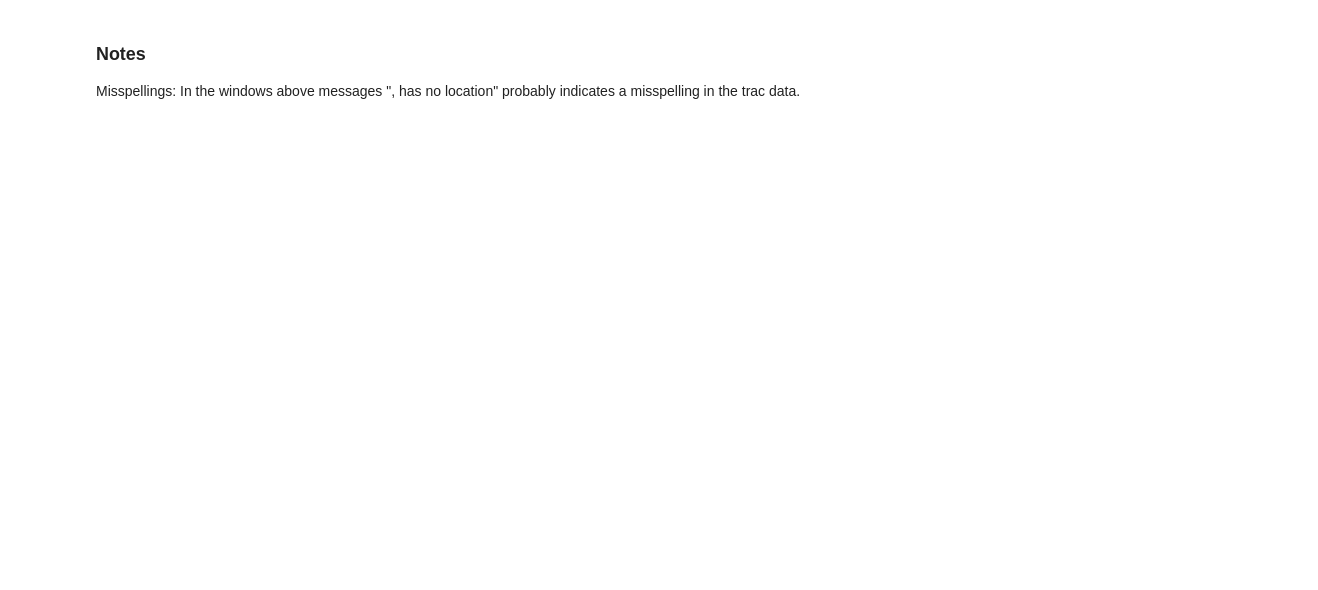
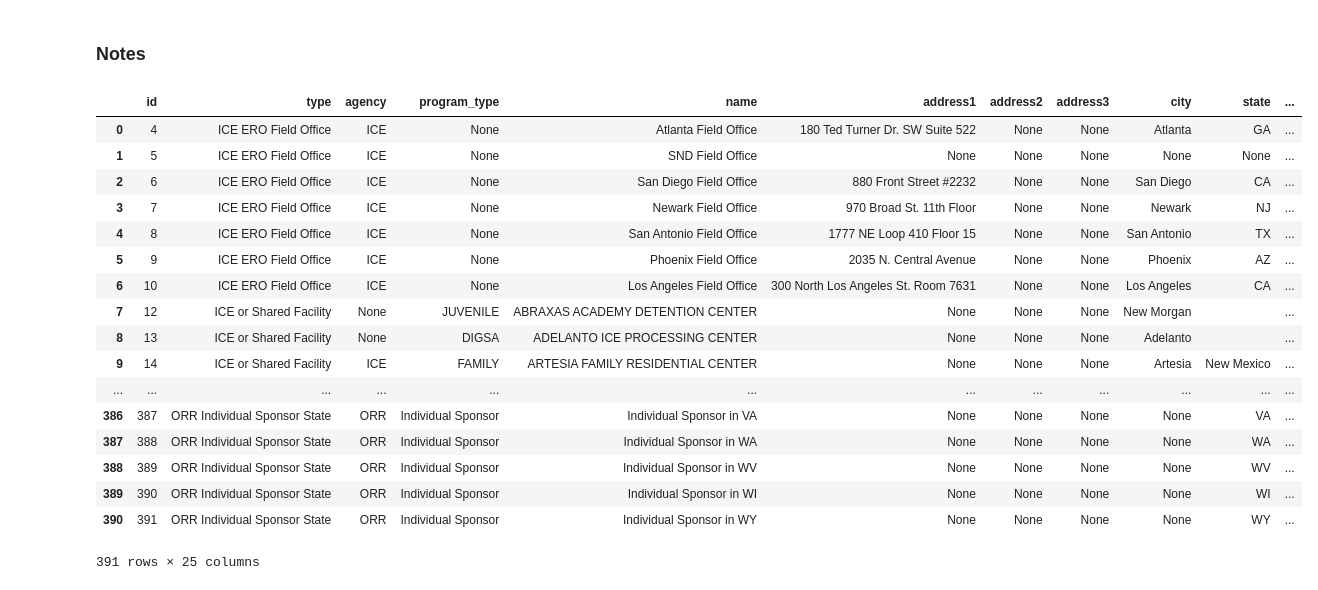
Before and after one commit to staffhorn/ice_ice, a Jupyter notebook: notebooks/enriched ICE locations.ipynb, the cells around one changed output. Saved outputs shown, nothing was run; the diff lists cells and outputs as text; code cells hidden in the pictures; blank space fills up the shorter version.

Commit message:
Refactor row operations on locations table into a function and use pandas.dataframe.apply Cleanup. Add dependencies for jupyterlab

```diff
--- a/notebooks/enriched ICE locations.ipynb
+++ b/notebooks/enriched ICE locations.ipynb
@@ -101,5 +81,27 @@ no location for
-# %% [markdown]
-### Notes
-Misspellings:  In the windows above messages "<city>, <state> has no location" probably indicates a misspelling in the trac data.
+# %%
+dataframe = dataframe.apply(enrich_row, axis=1)
+# %% [markdown]
+### Notes
 # %%
 dataframe.to_csv('ice_locations.csv')
+# %%
+dataframe
+# %% [output]
+|  | id | type | agency | program_type | name | address1 | address2 | address3 | city | state | ... |
+| 0 | 4 | ICE ERO Field Office | ICE | None | Atlanta Field Office | 180 Ted Turner Dr. SW Suite 522 | None | None | Atlanta | GA | ... |
+| 1 | 5 | ICE ERO Field Office | ICE | None | SND Field Office | None | None | None | None | None | ... |
+| 2 | 6 | ICE ERO Field Office | ICE | None | San Diego Field Office | 880 Front Street #2232 | None | None | San Diego | CA | ... |
+| 3 | 7 | ICE ERO Field Office | ICE | None | Newark Field Office | 970 Broad St. 11th Floor | None | None | Newark | NJ | ... |
+| 4 | 8 | ICE ERO Field Office | ICE | None | San Antonio Field Office | 1777 NE Loop 410 Floor 15 | None | None | San Antonio | TX | ... |
+| 5 | 9 | ICE ERO Field Office | ICE | None | Phoenix Field Office | 2035 N. Central Avenue | None | None | Phoenix | AZ | ... |
+| 6 | 10 | ICE ERO Field Office | ICE | None | Los Angeles Field Office | 300 North Los Angeles St. Room 7631 | None | None | Los Angeles | CA | ... |
+| 7 | 12 | ICE or Shared Facility | None | JUVENILE | ABRAXAS ACADEMY DETENTION CENTER | None | None | None | New Morgan |  | ... |
+| 8 | 13 | ICE or Shared Facility | None | DIGSA | ADELANTO ICE PROCESSING CENTER | None | None | None | Adelanto |  | ... |
+| 9 | 14 | ICE or Shared Facility | ICE | FAMILY | ARTESIA FAMILY RESIDENTIAL CENTER | None | None | None | Artesia | New Mexico | ... |
+| ... | ... | ... | ... | ... | ... | ... | ... | ... | ... | ... | ... |
+| 386 | 387 | ORR Individual Sponsor State | ORR | Individual Sponsor | Individual Sponsor in VA | None | None | None | None | VA | ... |
+| 387 | 388 | ORR Individual Sponsor State | ORR | Individual Sponsor | Individual Sponsor in WA | None | None | None | None | WA | ... |
+| 388 | 389 | ORR Individual Sponsor State | ORR | Individual Sponsor | Individual Sponsor in WV | None | None | None | None | WV | ... |
+| 389 | 390 | ORR Individual Sponsor State | ORR | Individual Sponsor | Individual Sponsor in WI | None | None | None | None | WI | ... |
+| 390 | 391 | ORR Individual Sponsor State | ORR | Individual Sponsor | Individual Sponsor in WY | None | None | None | None | WY | ... |
+391 rows × 25 columns
```
Also changed, not shown: parts of 5 cells of this notebook, 6 other files.
